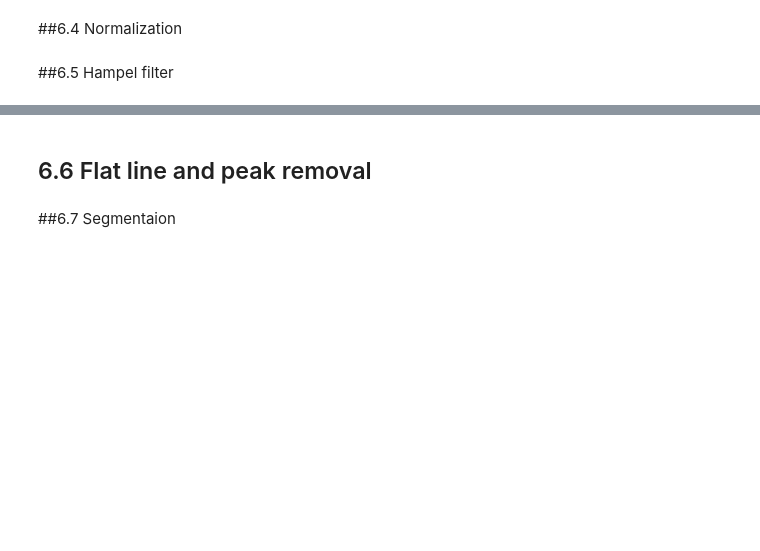
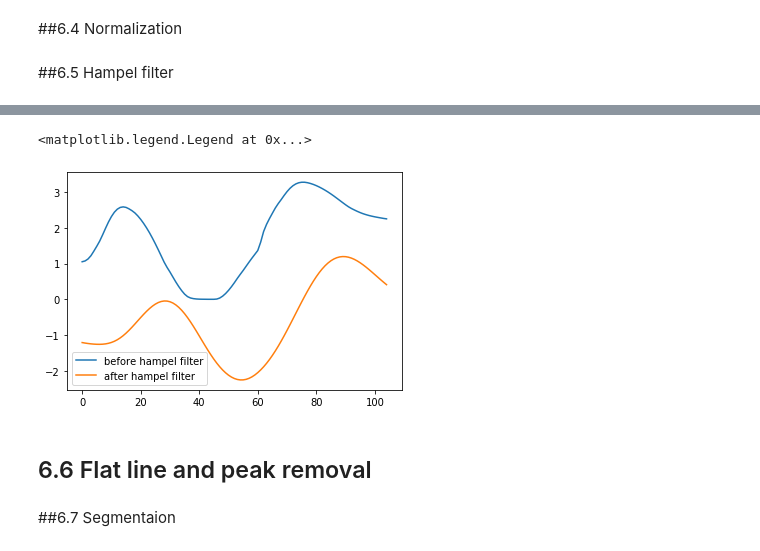
Before and after one commit to supertime1/Afib_PPG, a Jupyter notebook: Afib_Data_Clean.ipynb, the cells around one changed output, grey strips where cells are left out. Cells and saved outputs as stored; diff of their text form; code cells hidden in the pictures; blank space fills up the shorter version.

```diff
--- a/Afib_Data_Clean.ipynb
+++ b/Afib_Data_Clean.ipynb
@@ -346,7 +344,10 @@ band pass filering at 21 th sample...
 # %%
-plt.plot(hf_PPG_signals[1][400:505], label = "before hampel filter")
+plt.plot(raw_PPG_signals[1][400:505], label = "before hampel filter")
 plt.plot(bf_PPG_signals[1][400:505], label = "after hampel filter")
 plt.legend()
+# %% [output]
+<matplotlib.legend.Legend at 0x...>
+[figure, added]
 # %% [markdown]
 ## 6.6 Flat line and peak removal
 # %% [markdown]
```
Also changed, not shown: parts of 3 cells of this notebook.
